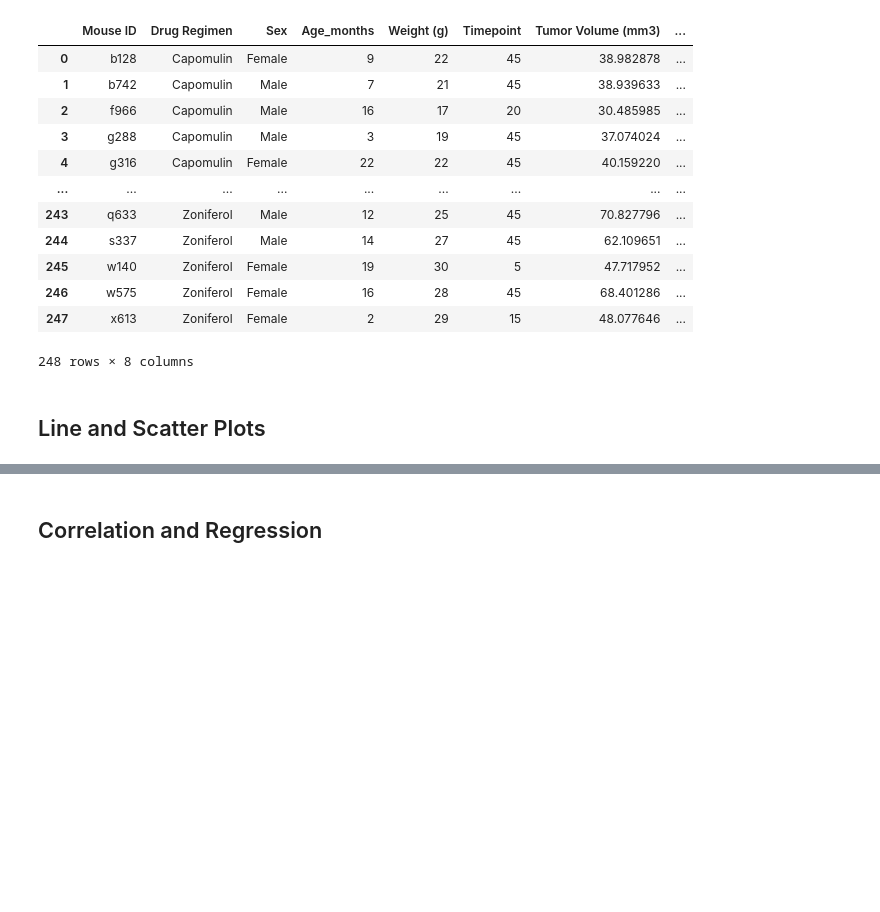
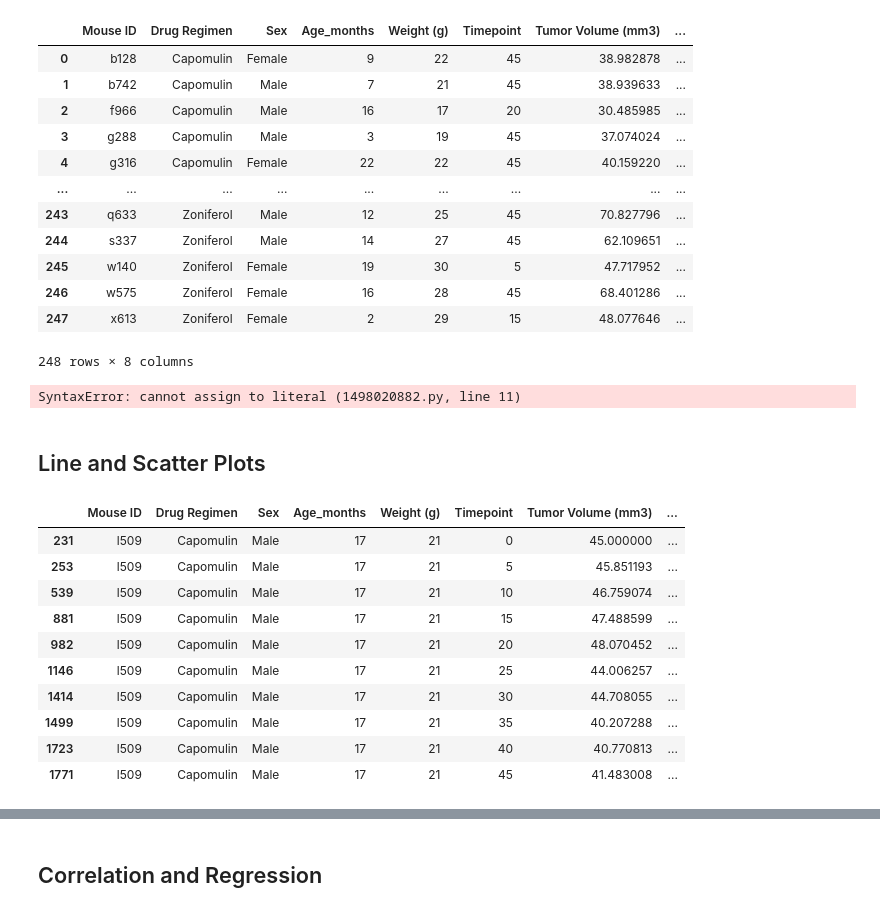
Before and after one commit to tebohl/Matplotlib-Treatment-Analysis, a Jupyter notebook: Pymaceuticals/pymaceuticals_starter.ipynb, the cells around one changed output, grey strips where cells are left out. Cells and saved outputs as stored; diff of their text form; code cells hidden in the pictures; blank space fills up the shorter version.

```diff
--- a/Pymaceuticals/pymaceuticals_starter.ipynb
+++ b/Pymaceuticals/pymaceuticals_starter.ipynb
@@ -228,16 +228,27 @@ final_tumor_volume
 248 rows × 8 columns
 # %%
 # Put treatments into a list for for loop (and later for plot labels)
-Treatments = ["Capomulin", "Ramicane", "Infubinol", "Ceftamin"]
+treatments = final_tumor_volume[final_tumor_volume["Drug Regimen"] == "Capomulin", "Ramicane", "Infubinol", "Ceftamin"]
 
+# Create empty list to fill with tumor vol data (for plotting)
 Capomulin_data= []
 Ramicane_data = []
 Infubinol_data = []
 Ceftamin_data = []
-list_of_treatment_date = [[Capomulin_data], [Ramicane_data], [Infubinol_data], [Ceftamin_data]]
+list_of_treatment_data = [[Capomulin_data], [Ramicane_data], [Infubinol_data], [Ceftamin_data]]
 
-# Create empty list to fill with tumor vol data (for plotting)
+for ("Tumor Volume (mm3)") in treatments:
+    if "Drug Regimen" == "Capomulin":
+        Capomulin_data.append("Tumor Volume (mm3)")
 
+    elif "Drug Regimen" == "Ramicane":
+        Ramicane_data.append("Tumor Volume (mm3)")
+
+    elif "Drug Regimen" == "Infubinol":
+        Infubinol_data.append("Tumor Volume (mm3)")
+
+    elif "Drug Regimen" == "Ceftamin":
+        Ceftamin_data.append("Tumor Volume (mm3)")
 
 # Calculate the IQR and quantitatively determine if there are any potential outliers.
 
@@ -249,9 +260,26 @@ list_of_treatment_date = [[Capomulin_data], [Ramicane_data], [Infubinol_data], [
 
 
     # Determine outliers using upper and lower bounds
+# %% [output]
+SyntaxError: cannot assign to literal (1498020882.py, line 11)
 # %%
 # Generate a box plot of the final tumor volume of each mouse across four regimens of interest
 # %% [markdown]
 ## Line and Scatter Plots
 # %%
 # Generate a line plot of tumor volume vs. time point for a mouse treated with Capomulin
+#reduce dataframe to one mouse and show data to be plotted
+mouse_l509 = mouse_study_df[mouse_study_df["Mouse ID"] == "l509"]
+mouse_l509
+# %% [output]
+|  | Mouse ID | Drug Regimen | Sex | Age_months | Weight (g) | Timepoint | Tumor Volume (mm3) | ... |
+| 231 | l509 | Capomulin | Male | 17 | 21 | 0 | 45.000000 | ... |
+| 253 | l509 | Capomulin | Male | 17 | 21 | 5 | 45.851193 | ... |
+| 539 | l509 | Capomulin | Male | 17 | 21 | 10 | 46.759074 | ... |
+| 881 | l509 | Capomulin | Male | 17 | 21 | 15 | 47.488599 | ... |
+| 982 | l509 | Capomulin | Male | 17 | 21 | 20 | 48.070452 | ... |
+| 1146 | l509 | Capomulin | Male | 17 | 21 | 25 | 44.006257 | ... |
+| 1414 | l509 | Capomulin | Male | 17 | 21 | 30 | 44.708055 | ... |
+| 1499 | l509 | Capomulin | Male | 17 | 21 | 35 | 40.207288 | ... |
+| 1723 | l509 | Capomulin | Male | 17 | 21 | 40 | 40.770813 | ... |
+| 1771 | l509 | Capomulin | Male | 17 | 21 | 45 | 41.483008 | ... |
```
Also changed, not shown: parts of 3 cells of this notebook.
